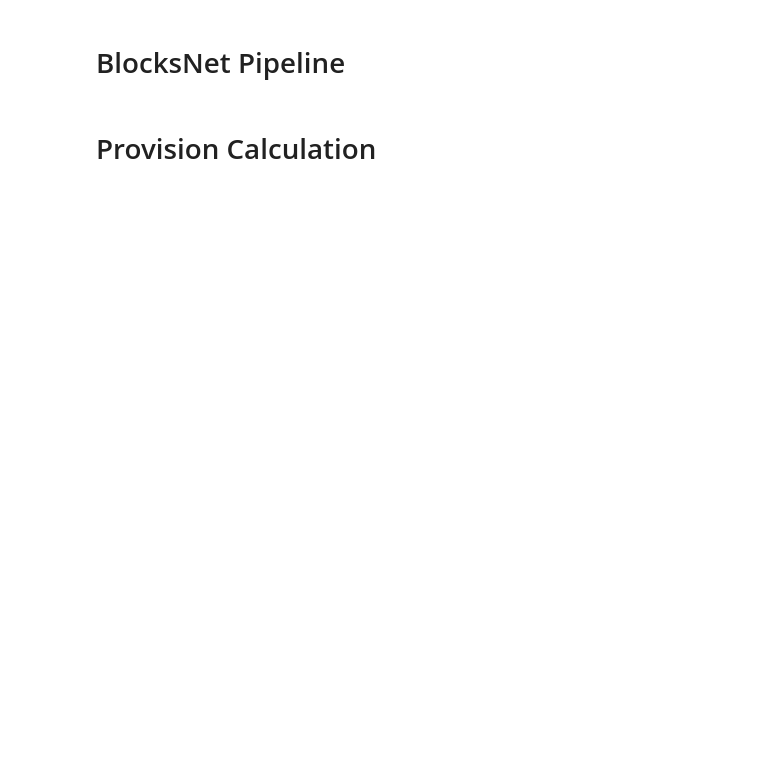
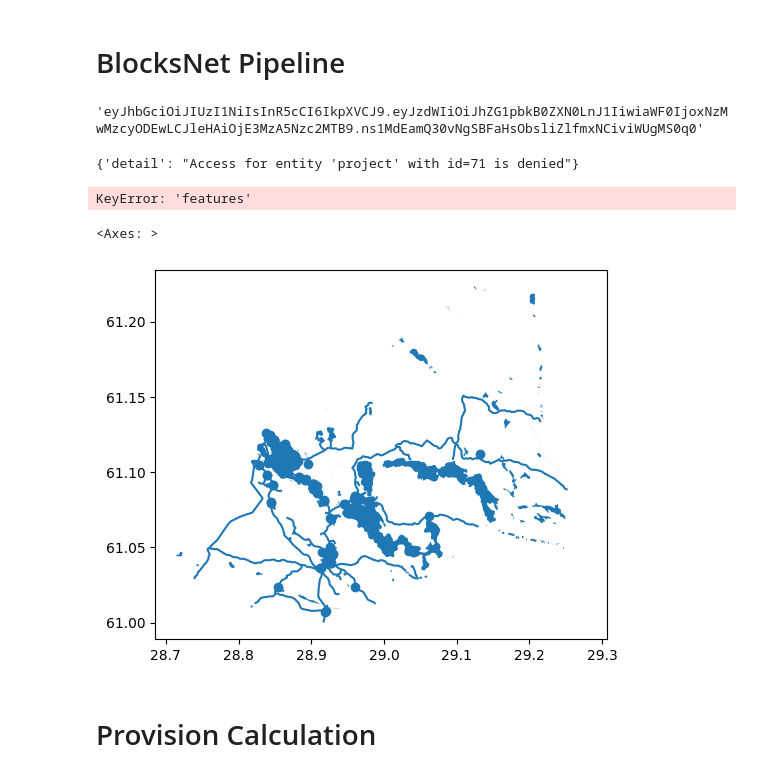
Before and after one commit to RuslanKozlyak/territorry_provision_api, a Jupyter notebook: test.ipynb, the cells around one changed output. Drawn from its saved outputs; the diff is of its cells as text; code cells hidden in the pictures; blank space fills up the shorter version.

```diff
--- a/test.ipynb
+++ b/test.ipynb
@@ -274,3 +279,24 @@ def roads_to_graph(roads):
         graph.nodes[node]['y'] = node[1]
 
     return graph
+# %%
+token
+# %% [output]
+'eyJhbGciOiJIUzI1NiIsInR5cCI6IkpXVCJ9.eyJzdWIiOiJhZG1pbkB0ZXN0LnJ1IiwiaWF0IjoxNzMwMzcyODEwLCJleHAiOjE3MzA5Nzc2MTB9.ns1MdEamQ30vNgSBFaHsObsliZlfmxNCiviWUgMS0q0'
+# %%
+physical_object_types = get_physical_object_types()
+
+scenario_gdf = get_scenario_gdf(122, token)
+
+boundaries = get_boundaries(scenario_gdf)
+water = get_water(scenario_gdf, physical_object_types)
+roads = get_roads(scenario_gdf, physical_object_types)
+# roads_osm = get_roads_osm(boundaries, physical_object_types)
+# %% [output]
+{'detail': "Access for entity 'project' with id=71 is denied"}
+KeyError: 'features'
+# %%
+scenario_gdf.plot()
+# %% [output]
+<Axes: >
+[figure, added]
```
Also changed, not shown: parts of 23 cells of this notebook, 7 other files.
